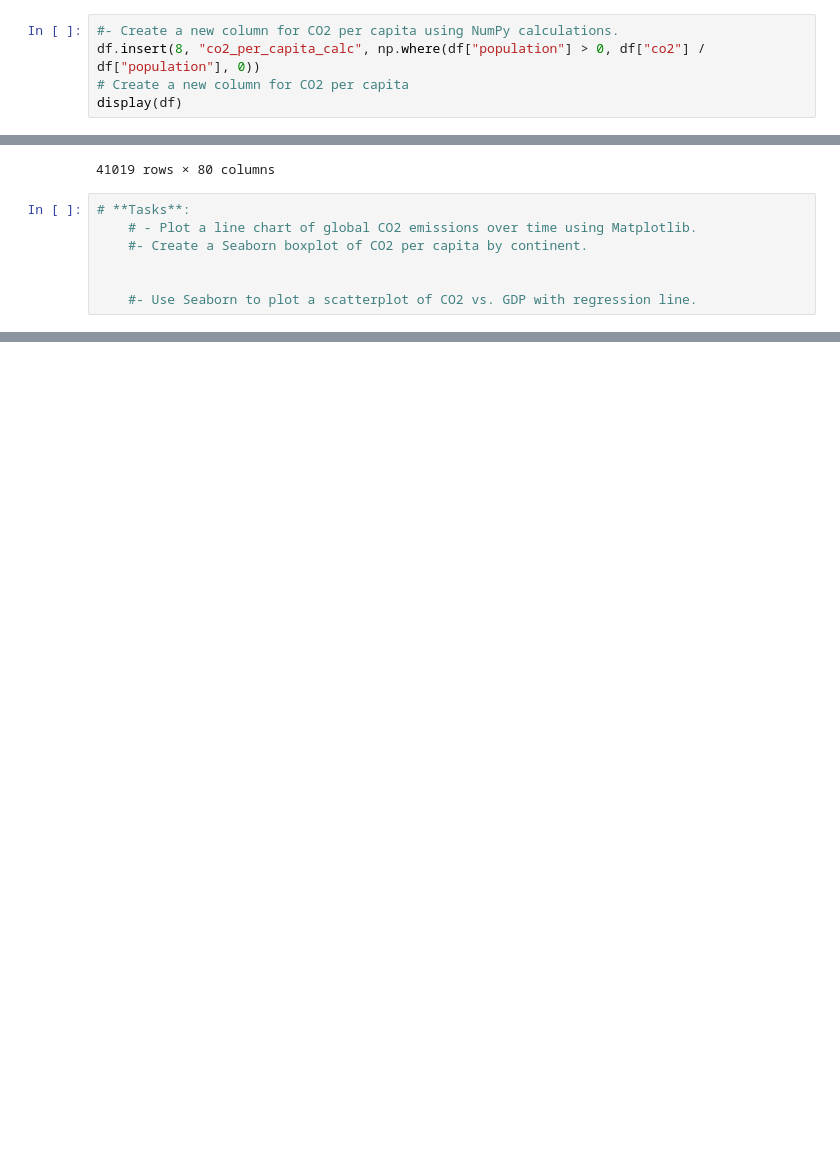
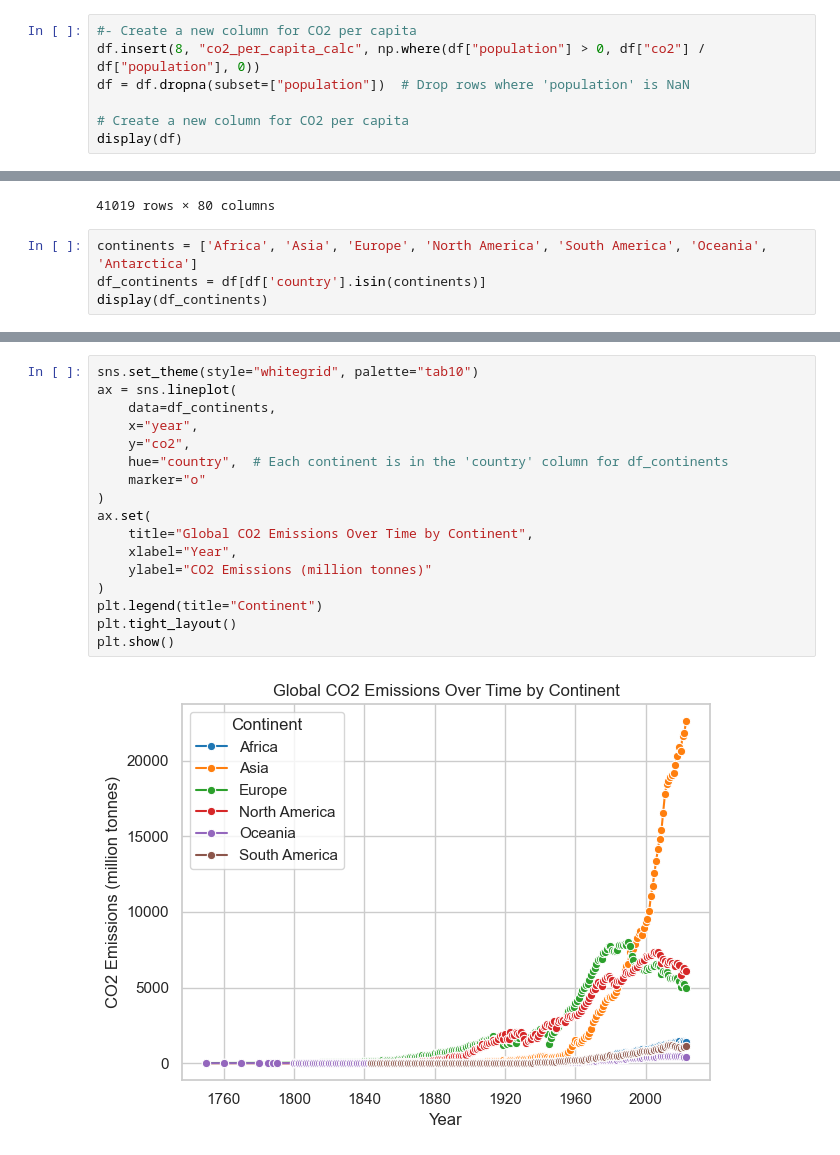
Before and after one commit to gappeah/Analyzing-Global-CO2-Emissions, a Jupyter notebook: main.ipynb, the cells around one changed output, grey strips where cells are left out. Drawn from its saved outputs; the diff is of its cells as text; blank space fills up the shorter version.

Commit message:
Created a new continent column and made a visualisation

```diff
--- a/main.ipynb
+++ b/main.ipynb
@@ -221,8 +221,10 @@ display(df)
 | 50190 | Zimbabwe | 2023-01-01 | ZWE | 16340829.0 | NaN | 0.531 | 0.032 | 11.164 | ... |
 41019 rows × 79 columns
 # %%
-#- Create a new column for CO2 per capita using NumPy calculations.
+#- Create a new column for CO2 per capita
 df.insert(8, "co2_per_capita_calc", np.where(df["population"] > 0, df["co2"] / df["population"], 0))
+df = df.dropna(subset=["population"])  # Drop rows where 'population' is NaN
+
 # Create a new column for CO2 per capita
 display(df)
 # %% [output]
@@ -240,9 +242,6 @@ display(df)
 | 50190 | Zimbabwe | 2023-01-01 | ZWE | 16340829.0 | NaN | 0.531 | 0.032 | 11.164 | ... |
 41019 rows × 80 columns
 # %%
-# **Tasks**:
-    # - Plot a line chart of global CO2 emissions over time using Matplotlib.
-    #- Create a Seaborn boxplot of CO2 per capita by continent.
-
-
-    #- Use Seaborn to plot a scatterplot of CO2 vs. GDP with regression line.
+continents = ['Africa', 'Asia', 'Europe', 'North America', 'South America', 'Oceania', 'Antarctica']
+df_continents = df[df['country'].isin(continents)]
+display(df_continents)
@@ -248,0 +280,19 @@ display(df)
+# %%
+sns.set_theme(style="whitegrid", palette="tab10")
+ax = sns.lineplot(
+    data=df_continents,
+    x="year",
+    y="co2",
+    hue="country",  # Each continent is in the 'country' column for df_continents
+    marker="o"
+)
+ax.set(
+    title="Global CO2 Emissions Over Time by Continent",
+    xlabel="Year",
+    ylabel="CO2 Emissions (million tonnes)"
+)
+plt.legend(title="Continent")
+plt.tight_layout()
+plt.show()
+# %% [output]
+[figure, added]
```
Also changed, not shown: parts of 3 cells of this notebook.
